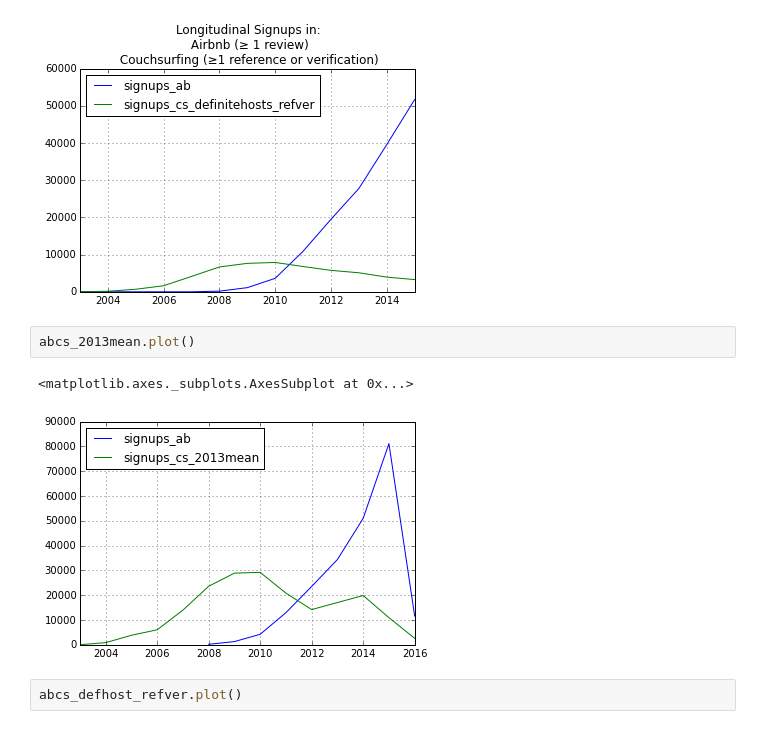
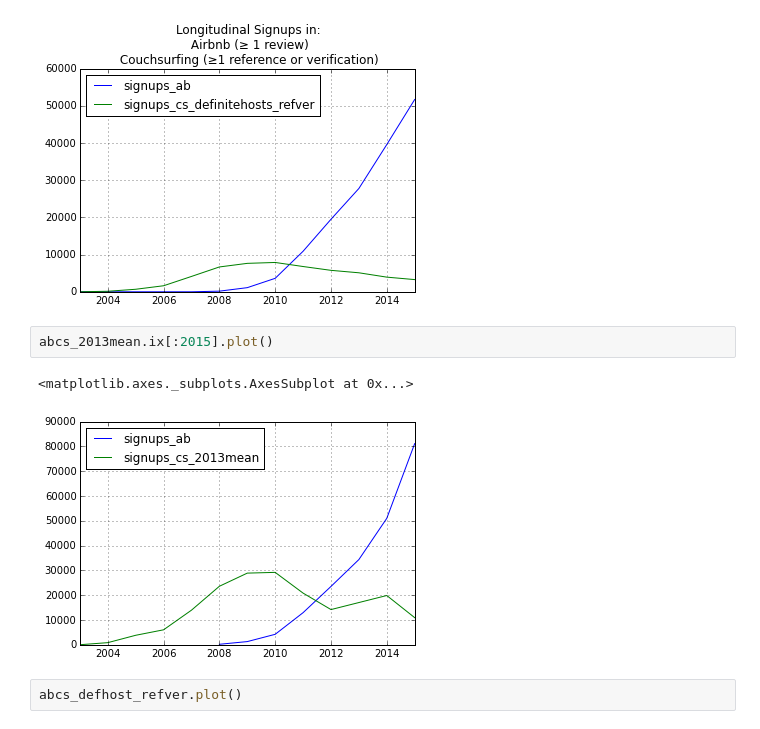
Before and after one commit to notconfusing/airsurfing-analysis, a Jupyter notebook: member since comparison.ipynb, the cells around one changed output. Saved outputs shown, nothing was run; the diff lists cells and outputs as text.

```diff
--- a/member since comparison.ipynb
+++ b/member since comparison.ipynb
@@ -175,10 +175,10 @@ abcs_both_refver.ix[:2015].plot(title='Longitudinal Signups in:\n Airbnb (≥ 1
 <matplotlib.axes._subplots.AxesSubplot at 0x...>
 [figure]
 # %%
-abcs_2013mean.plot()
+abcs_2013mean.ix[:2015].plot()
 # %% [output]
 <matplotlib.axes._subplots.AxesSubplot at 0x...>
-[figure, old version]
+[figure, new version]
 # %%
 abcs_defhost_refver.plot()
 # %% [output]
```
Also changed, not shown: parts of 28 cells of this notebook.
